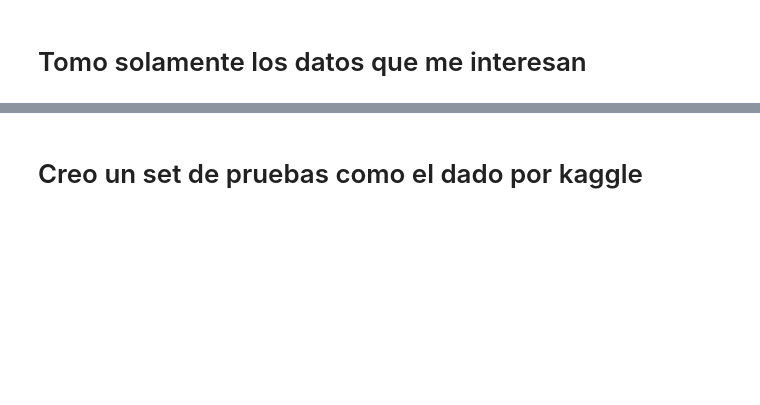
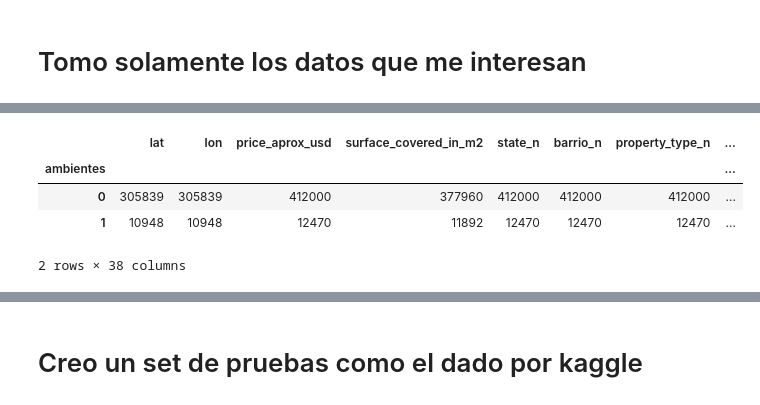
Before and after one commit to lucaslavandeira/7506-ml, a Jupyter notebook: creacion_dataset.ipynb, the cells around one changed output, grey strips where cells are left out. Saved outputs shown, nothing was run; the diff lists cells and outputs as text; code cells hidden in the pictures; blank space fills up the shorter version.

```diff
--- a/creacion_dataset.ipynb
+++ b/creacion_dataset.ipynb
@@ -68,15 +68,3 @@ def property_type(row):
     return list_property.index(row['property_type'])+1
 
 df['property_type_n'] = df.apply(property_type, axis=1)
-# %%
-def extra(row, list_of_words):
-    if pd.isnull(row['title']):
-        return 0
-    for word in list_of_words:
-        if word in row['title']:
-            return 1
-    return 0
-
-df['pileta'] = df.apply((lambda x: extra(x, ['pile'])), axis=1)
-df['jardin'] = df.apply((lambda x: extra(x, ['patio', 'jardin'])), axis=1)
-df['garage'] = df.apply((lambda x: extra(x, ['garage', 'cochera'])), axis=1)
@@ -93,0 +138,8 @@ df.shape
+# %%
+df.groupby('ambientes').count()
+# %% [output]
+|  | lat | lon | price_aprox_usd | surface_covered_in_m2 | state_n | barrio_n | property_type_n | ... |
+| ambientes |  |  |  |  |  |  |  | ... |
+| 0 | 305839 | 305839 | 412000 | 377960 | 412000 | 412000 | 412000 | ... |
+| 1 | 10948 | 10948 | 12470 | 11892 | 12470 | 12470 | 12470 | ... |
+2 rows × 38 columns
```
Also changed, not shown: parts of 33 cells of this notebook.
